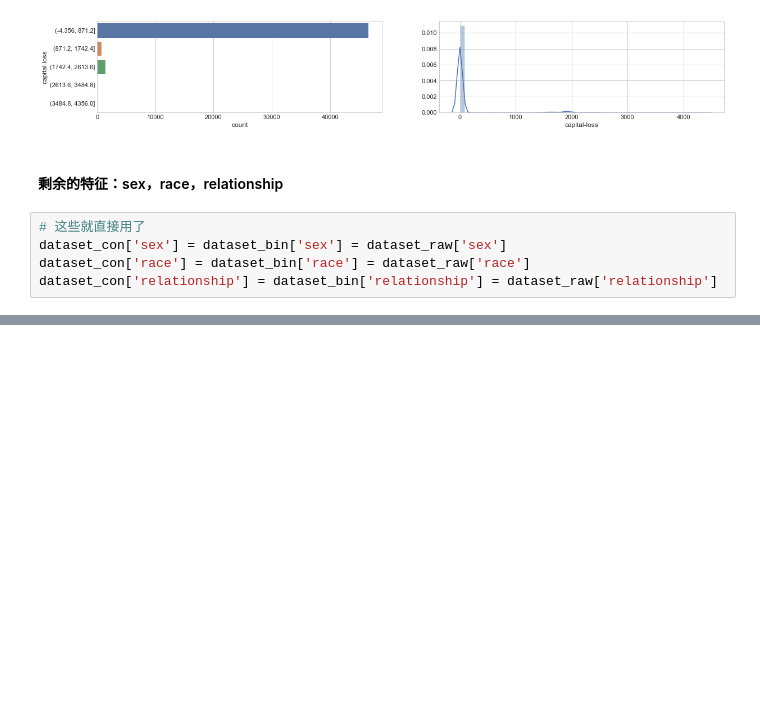
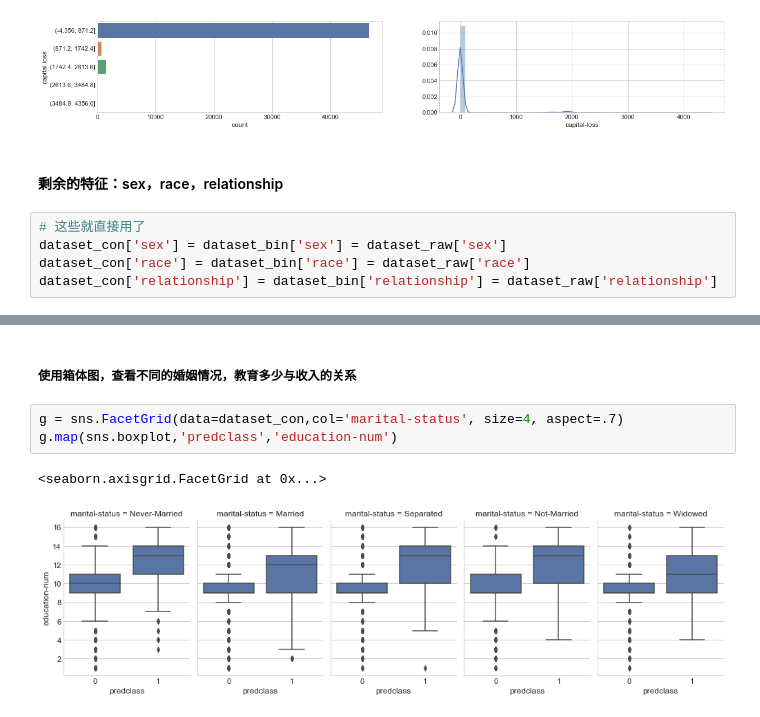
Before and after one commit to clayll/AdvancedDataAnalysis, a Jupyter notebook: docTang/5.人口普查数据集项目实战-收入预测/ll人口收入普查.ipynb, the cells around one changed output, grey strips where cells are left out. Drawn from its saved outputs; the diff is of its cells as text; blank space fills up the shorter version.

```diff
--- a/docTang/5.人口普查数据集项目实战-收入预测/ll人口收入普查.ipynb
+++ b/docTang/5.人口普查数据集项目实战-收入预测/ll人口收入普查.ipynb
@@ -474,0 +499,8 @@ plot_bivariate_bar(dataset_con,hue='predclass')
+# %% [markdown]
+##### 使用箱体图，查看不同的婚姻情况，教育多少与收入的关系
+# %%
+g = sns.FacetGrid(data=dataset_con,col='marital-status', size=4, aspect=.7)
+g.map(sns.boxplot,'predclass','education-num')
+# %% [output]
+<seaborn.axisgrid.FacetGrid at 0x...>
+[figure, added]
```
Also changed, not shown: parts of 18 cells of this notebook, 1 other file.
